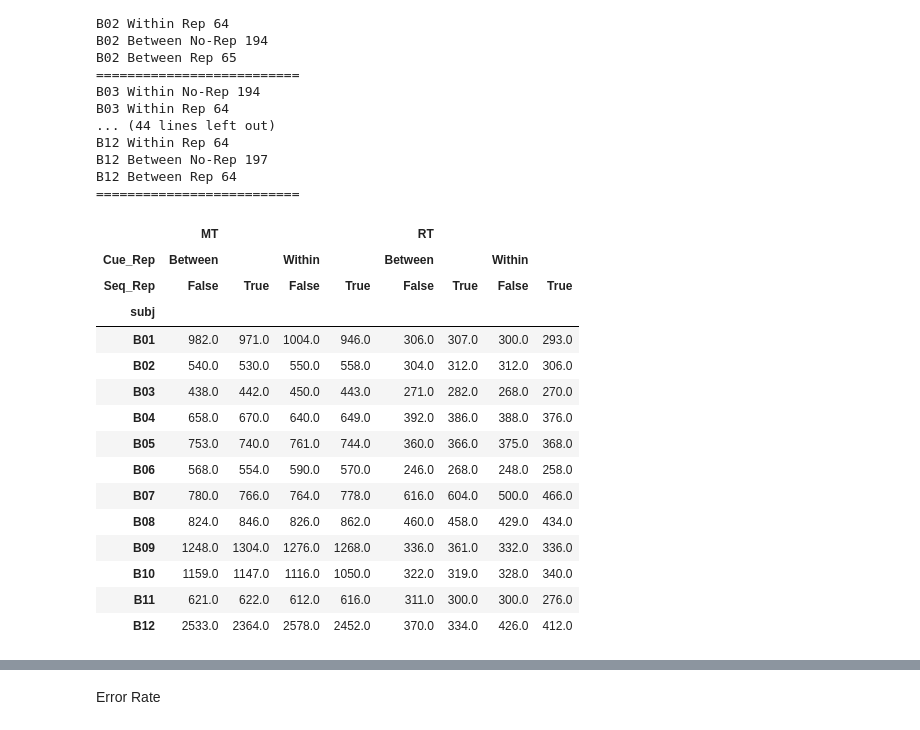
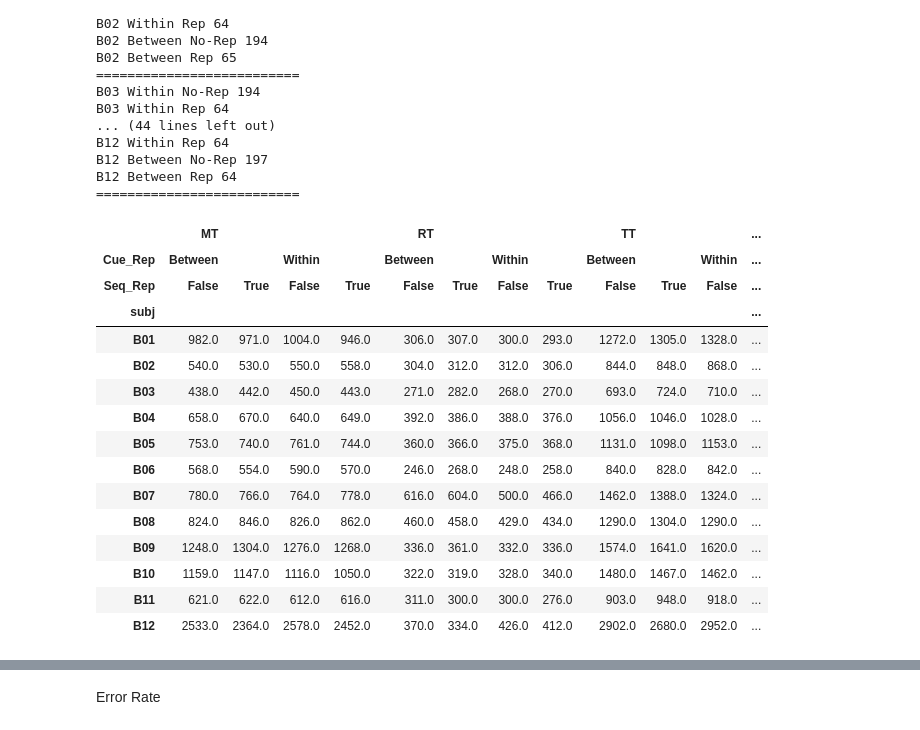
Before and after one commit to psb629/SeqSpatialSupp_fMRI, a Jupyter notebook: Notebook/behav.sslb2.ipynb, the cells around one changed output, grey strips where cells are left out. Saved outputs shown, nothing was run; the diff lists cells and outputs as text; code cells hidden in the pictures.

```diff
--- a/Notebook/behav.sslb2.ipynb
+++ b/Notebook/behav.sslb2.ipynb
@@ -141,6 +141,8 @@ dg = pd.DataFrame()
 for sn in tqdm(list_sn):
     df = get_behav_df(sn)
     df_tmp = df.copy()
+
+    df_tmp['TT'] = df.MT + df.RT
 
     df_tmp['cueType-1'] = df.cueType.shift(1)
     df_tmp['seqType-1'] = df.seqType.shift(1)
@@ -210,25 +212,25 @@ B12 Between No-Rep 197
 B12 Between Rep 64
 ==========================
 # %%
-dh = dg[dg.isError==0].pivot_table(values=['MT','RT'], index='subj', columns=['Cue_Rep','Seq_Rep'], aggfunc='median')
+dh = dg[dg.isError==0].pivot_table(values=['MT','RT','TT'], index='subj', columns=['Cue_Rep','Seq_Rep'], aggfunc='median')
 dh
 # %% [output]
-|  | MT |  |  |  | RT |  |  |  |
-| Cue_Rep | Between |  | Within |  | Between |  | Within |  |
-| Seq_Rep | False | True | False | True | False | True | False | True |
-| subj |  |  |  |  |  |  |  |  |
-| B01 | 982.0 | 971.0 | 1004.0 | 946.0 | 306.0 | 307.0 | 300.0 | 293.0 |
-| B02 | 540.0 | 530.0 | 550.0 | 558.0 | 304.0 | 312.0 | 312.0 | 306.0 |
-| B03 | 438.0 | 442.0 | 450.0 | 443.0 | 271.0 | 282.0 | 268.0 | 270.0 |
-| B04 | 658.0 | 670.0 | 640.0 | 649.0 | 392.0 | 386.0 | 388.0 | 376.0 |
-| B05 | 753.0 | 740.0 | 761.0 | 744.0 | 360.0 | 366.0 | 375.0 | 368.0 |
-| B06 | 568.0 | 554.0 | 590.0 | 570.0 | 246.0 | 268.0 | 248.0 | 258.0 |
-| B07 | 780.0 | 766.0 | 764.0 | 778.0 | 616.0 | 604.0 | 500.0 | 466.0 |
-| B08 | 824.0 | 846.0 | 826.0 | 862.0 | 460.0 | 458.0 | 429.0 | 434.0 |
-| B09 | 1248.0 | 1304.0 | 1276.0 | 1268.0 | 336.0 | 361.0 | 332.0 | 336.0 |
-| B10 | 1159.0 | 1147.0 | 1116.0 | 1050.0 | 322.0 | 319.0 | 328.0 | 340.0 |
-| B11 | 621.0 | 622.0 | 612.0 | 616.0 | 311.0 | 300.0 | 300.0 | 276.0 |
-| B12 | 2533.0 | 2364.0 | 2578.0 | 2452.0 | 370.0 | 334.0 | 426.0 | 412.0 |
+|  | MT |  |  |  | RT |  |  |  | TT |  |  | ... |
+| Cue_Rep | Between |  | Within |  | Between |  | Within |  | Between |  | Within | ... |
+| Seq_Rep | False | True | False | True | False | True | False | True | False | True | False | ... |
+| subj |  |  |  |  |  |  |  |  |  |  |  | ... |
+| B01 | 982.0 | 971.0 | 1004.0 | 946.0 | 306.0 | 307.0 | 300.0 | 293.0 | 1272.0 | 1305.0 | 1328.0 | ... |
+| B02 | 540.0 | 530.0 | 550.0 | 558.0 | 304.0 | 312.0 | 312.0 | 306.0 | 844.0 | 848.0 | 868.0 | ... |
+| B03 | 438.0 | 442.0 | 450.0 | 443.0 | 271.0 | 282.0 | 268.0 | 270.0 | 693.0 | 724.0 | 710.0 | ... |
+| B04 | 658.0 | 670.0 | 640.0 | 649.0 | 392.0 | 386.0 | 388.0 | 376.0 | 1056.0 | 1046.0 | 1028.0 | ... |
+| B05 | 753.0 | 740.0 | 761.0 | 744.0 | 360.0 | 366.0 | 375.0 | 368.0 | 1131.0 | 1098.0 | 1153.0 | ... |
+| B06 | 568.0 | 554.0 | 590.0 | 570.0 | 246.0 | 268.0 | 248.0 | 258.0 | 840.0 | 828.0 | 842.0 | ... |
+| B07 | 780.0 | 766.0 | 764.0 | 778.0 | 616.0 | 604.0 | 500.0 | 466.0 | 1462.0 | 1388.0 | 1324.0 | ... |
+| B08 | 824.0 | 846.0 | 826.0 | 862.0 | 460.0 | 458.0 | 429.0 | 434.0 | 1290.0 | 1304.0 | 1290.0 | ... |
+| B09 | 1248.0 | 1304.0 | 1276.0 | 1268.0 | 336.0 | 361.0 | 332.0 | 336.0 | 1574.0 | 1641.0 | 1620.0 | ... |
+| B10 | 1159.0 | 1147.0 | 1116.0 | 1050.0 | 322.0 | 319.0 | 328.0 | 340.0 | 1480.0 | 1467.0 | 1462.0 | ... |
+| B11 | 621.0 | 622.0 | 612.0 | 616.0 | 311.0 | 300.0 | 300.0 | 276.0 | 903.0 | 948.0 | 918.0 | ... |
+| B12 | 2533.0 | 2364.0 | 2578.0 | 2452.0 | 370.0 | 334.0 | 426.0 | 412.0 | 2902.0 | 2680.0 | 2952.0 | ... |
 # %%
 def get_df_groupby(df=dg, by=['subj','cueType','cond'], successed=True, estimate='mean'):
     if successed:
```
Also changed, not shown: parts of 10 cells of this notebook.
